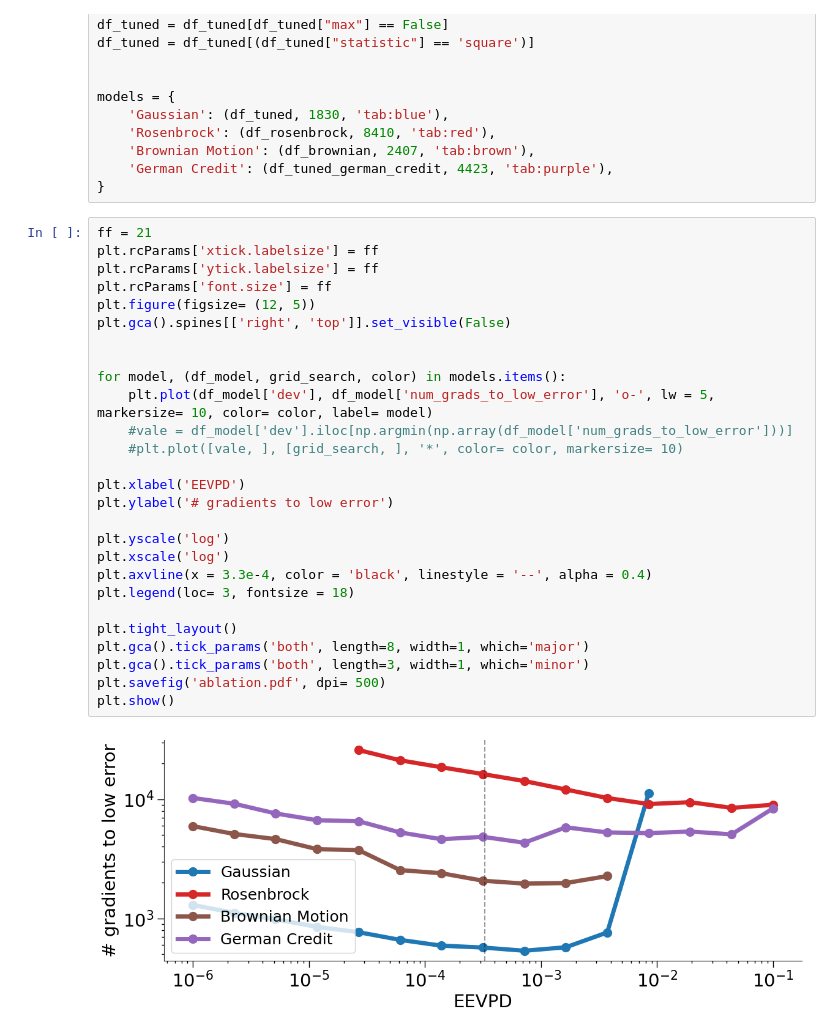
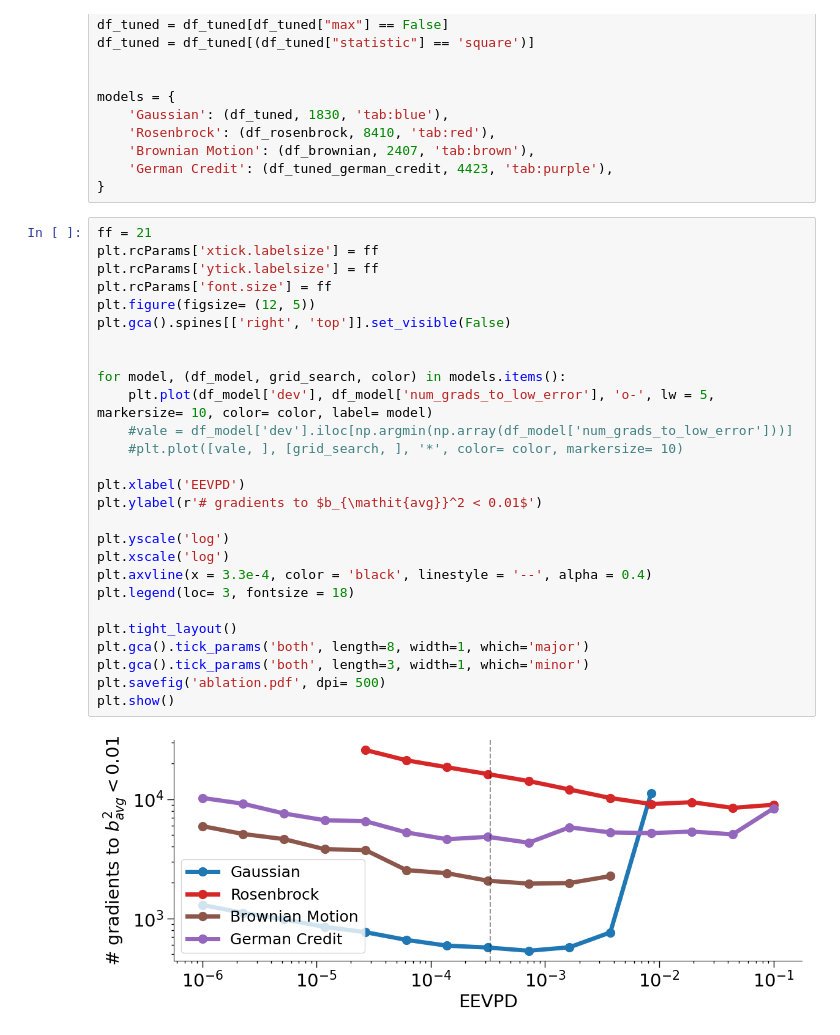
Before and after one commit to reubenharry/sampler-benchmarks, a Jupyter notebook: sampler-comparison/sampler_comparison/experiments/eevpd.ipynb, the cells around one changed output. Saved outputs shown, nothing was run; the diff lists cells and outputs as text.

Commit message:
my version of the plots

```diff
--- a/sampler-comparison/sampler_comparison/experiments/eevpd.ipynb
+++ b/sampler-comparison/sampler_comparison/experiments/eevpd.ipynb
@@ -108,29 +108,29 @@ models = {
 # %%
 ff = 21
 plt.rcParams['xtick.labelsize'] = ff
 plt.rcParams['ytick.labelsize'] = ff
 plt.rcParams['font.size'] = ff
 plt.figure(figsize= (12, 5))
 plt.gca().spines[['right', 'top']].set_visible(False)
 
 
 for model, (df_model, grid_search, color) in models.items():
     plt.plot(df_model['dev'], df_model['num_grads_to_low_error'], 'o-', lw = 5, markersize= 10, color= color, label= model)
     #vale = df_model['dev'].iloc[np.argmin(np.array(df_model['num_grads_to_low_error']))]
     #plt.plot([vale, ], [grid_search, ], '*', color= color, markersize= 10)
 
 plt.xlabel('EEVPD')
-plt.ylabel('# gradients to low error')
+plt.ylabel(r'# gradients to $b_{\mathit{avg}}^2 < 0.01$')
 
 plt.yscale('log')
 plt.xscale('log')
 plt.axvline(x = 3.3e-4, color = 'black', linestyle = '--', alpha = 0.4)
 plt.legend(loc= 3, fontsize = 18)
 
 plt.tight_layout()
 plt.gca().tick_params('both', length=8, width=1, which='major')
 plt.gca().tick_params('both', length=3, width=1, which='minor')
 plt.savefig('ablation.pdf', dpi= 500)
 plt.show()
 # %% [output]
-[figure, old version]
+[figure, new version]
```
